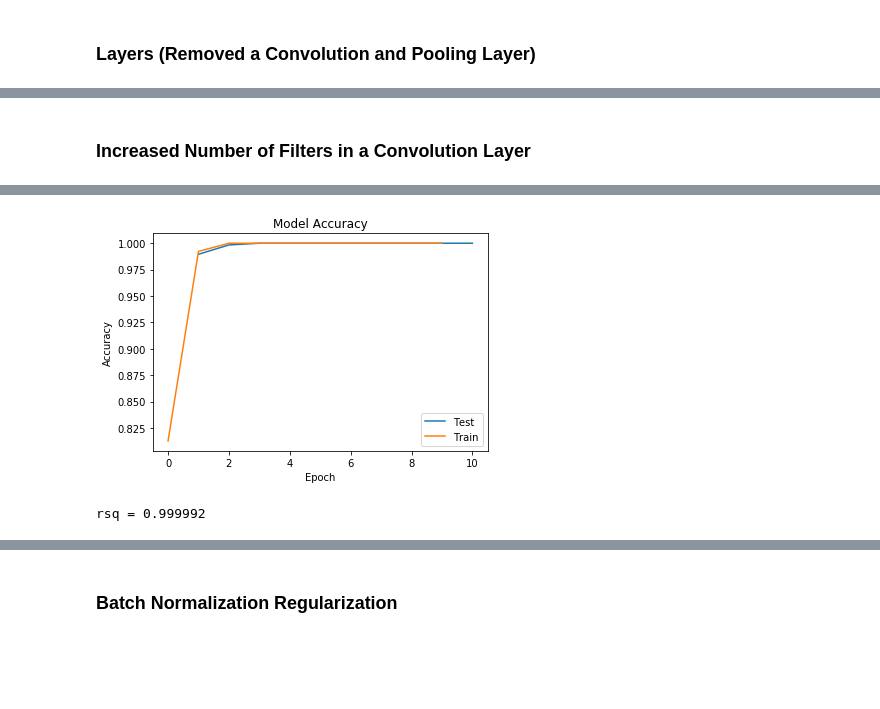
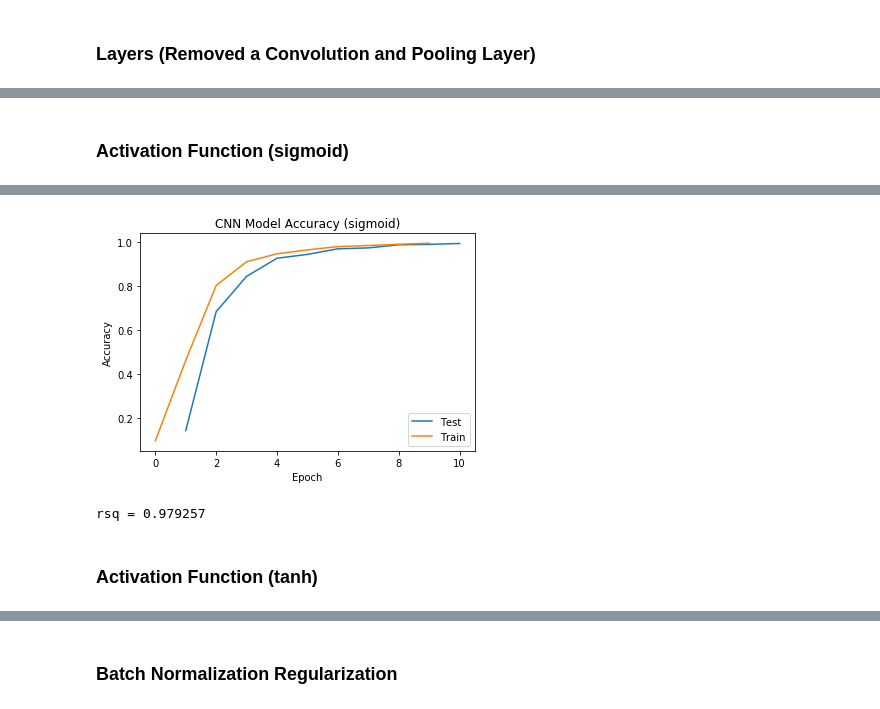
Before and after one commit to hdaniel530/Machine-Learning, a Jupyter notebook: CS-UY 4563-Final Project.ipynb, the cells around one changed output, grey strips where cells are left out. Cells and saved outputs as stored; diff of their text form; code cells hidden in the pictures; blank space fills up the shorter version.

```diff
--- a/CS-UY 4563-Final Project.ipynb
+++ b/CS-UY 4563-Final Project.ipynb
@@ -701,18 +780,18 @@ rsq = 0.999978
-# %% [markdown]
-### Increased Number of Filters in a Convolution Layer
+# %% [markdown]
+### Activation Function (sigmoid)
 # %%
 #Build network and test
 keras.backend.clear_session()
 model = Sequential()
-#Use ReLu activation, increased in a convolution layer from 32 to 64
-model.add(Conv2D(64, kernel_size=(5, 5), strides=(1, 1),
-                 activation='relu',
+#Used sigmoid activation function
+model.add(Conv2D(32, kernel_size=(5, 5), strides=(1, 1),
+                 activation='sigmoid',
                  input_shape=(30,30,1)))
 model.add(MaxPooling2D(pool_size=(2, 2), strides=(2, 2)))
-model.add(Conv2D(64, (5, 5), activation='relu'))
+model.add(Conv2D(64, (5, 5), activation='sigmoid'))
 model.add(MaxPooling2D(pool_size=(2, 2)))
 model.add(Flatten())
-model.add(Dense(1000, activation='relu'))
+model.add(Dense(1000, activation='sigmoid'))
 model.add(Dense(11, activation='softmax'))
 #Optimizer-set learning rate to 0.001
 learning_rate = 0.001
@@ -733,16 +812,17 @@ print('Test accuracy:', score[1])
 
 #Plot the accuracy over epochs
 plt.plot(range(1,11),history.history['val_acc'],history.history['acc'])
-plt.title('Model Accuracy')
+plt.title('CNN Model Accuracy (sigmoid)')
 plt.ylabel('Accuracy')
 plt.xlabel('Epoch')
 plt.legend(['Test', 'Train'], loc='lower right')
 plt.show()
 
 #Calculate coefficient of determination
-tmp = np.sum((yhat-y_test)**2)/(np.sum((y_test-y_test.mean())**2))
-rsq_test = 1-tmp
-print("rsq = {0:f}".format(rsq_test))
+rss = np.sum((y_test-yhat)**2)
+tss = np.sum((y_test-np.mean(y_test))**2)
+rsq = 1-(rss/tss)
+print("rsq = {0:f}".format(rsq))
 # %% [output]
 Train on 6600 samples, validate on 4400 samples
 Epoch 1/10
@@ -764,2 +844,4 @@ Test accuracy: 1.0
-[figure, old version]
+[figure, new version]
-rsq = 0.999992
+rsq = 0.979257
+# %% [markdown]
+### Activation Function (tanh)
```
Also changed, not shown: parts of 18 cells of this notebook.
